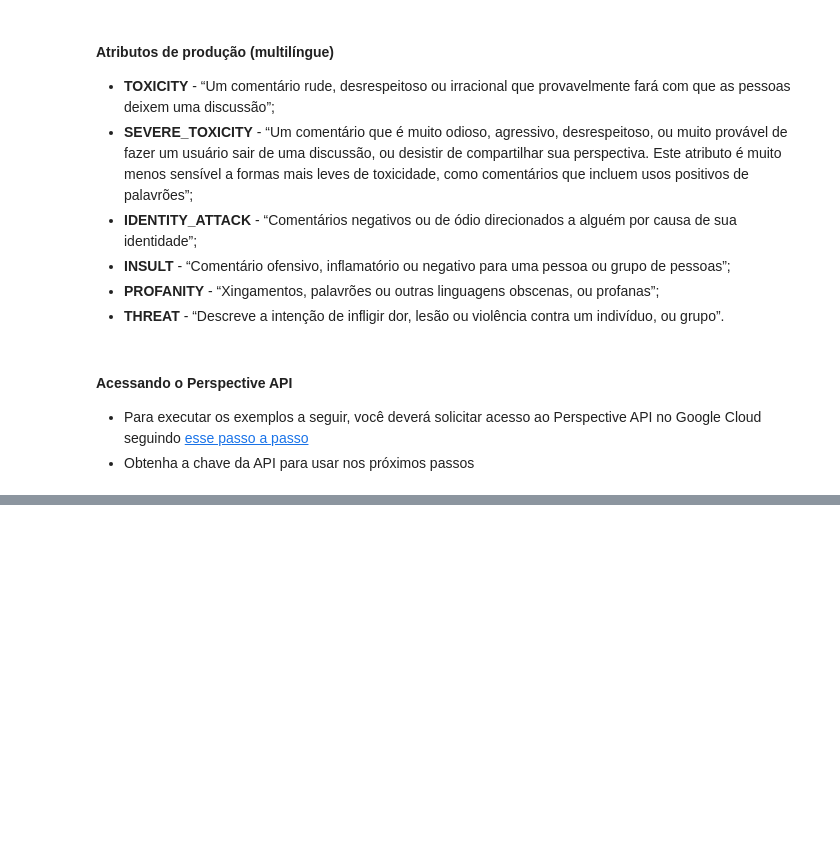
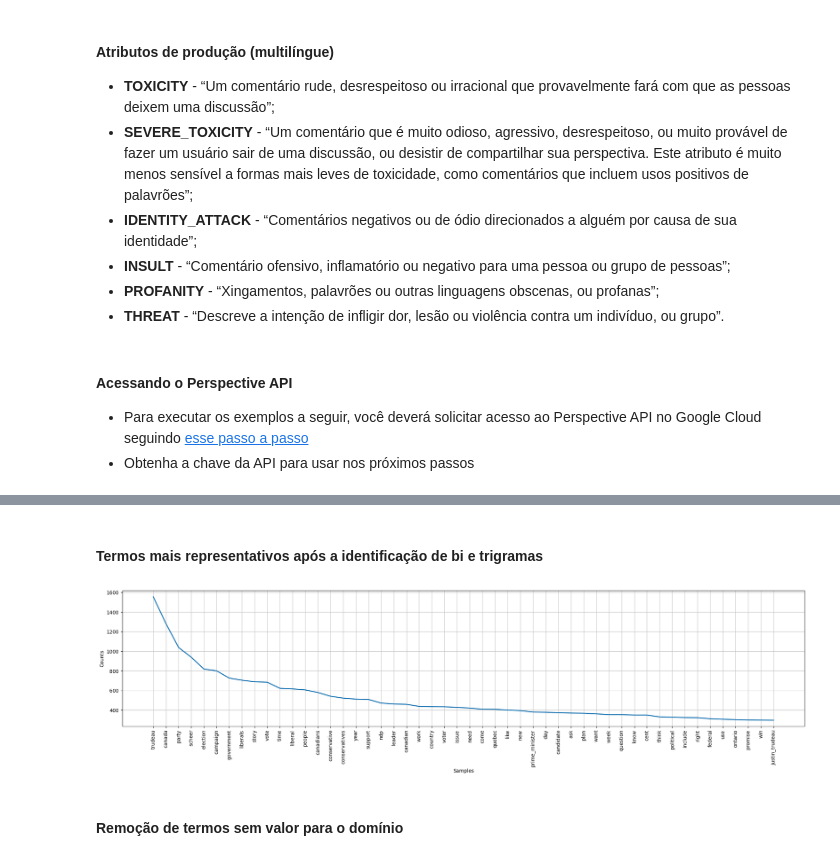
Before and after one commit to webmedia2022-nlp/course-code, a Jupyter notebook: NLP_WebMedia2022.ipynb, the cells around one changed output, grey strips where cells are left out. Saved outputs shown, nothing was run; the diff lists cells and outputs as text; code cells hidden in the pictures; blank space fills up the shorter version.

```diff
--- a/NLP_WebMedia2022.ipynb
+++ b/NLP_WebMedia2022.ipynb
@@ -1077,0 +1277,22 @@ EmotionComprehension.perspective(emotional_sentences, PERSPECTIVE_API_KEY)
+# %%
+import gensim.corpora as corpora
+from gensim.utils import simple_preprocess
+from gensim.models import Phrases
+from gensim.models.phrases import Phraser
+from gensim.models import CoherenceModel
+
+
+def make_trigrams(corpus, min_count=5, threshold=10):
+
+    # Criar os modelos de bi e trigramas
+
+    # Obs.: quanto maior o threshold, menos N-gramas são formados
+    bigram = Phrases(corpus, min_count=min_count, threshold=threshold)
+    bigram_model = Phraser(bigram)
+
+    trigram = Phrases(bigram[corpus], min_count=min_count, threshold=threshold)
+    trigram_model = Phraser(trigram)
+
+    return [trigram_model[bigram_model[text]] for text in corpus]
+# %%
+df_news['text'] = make_trigrams(df_news['text'], 10)
@@ -1077,0 +1316,8 @@ EmotionComprehension.perspective(emotional_sentences, PERSPECTIVE_API_KEY)
+# %% [markdown]
+#### Termos mais representativos após a identificação de bi e trigramas
+# %%
+df_terms = term_frequency(df_news['text'])
+# %% [output]
+[figure, added]
+# %% [markdown]
+#### Remoção de termos sem valor para o domínio
```
Also changed, not shown: parts of 70 cells of this notebook, 1 other file.
